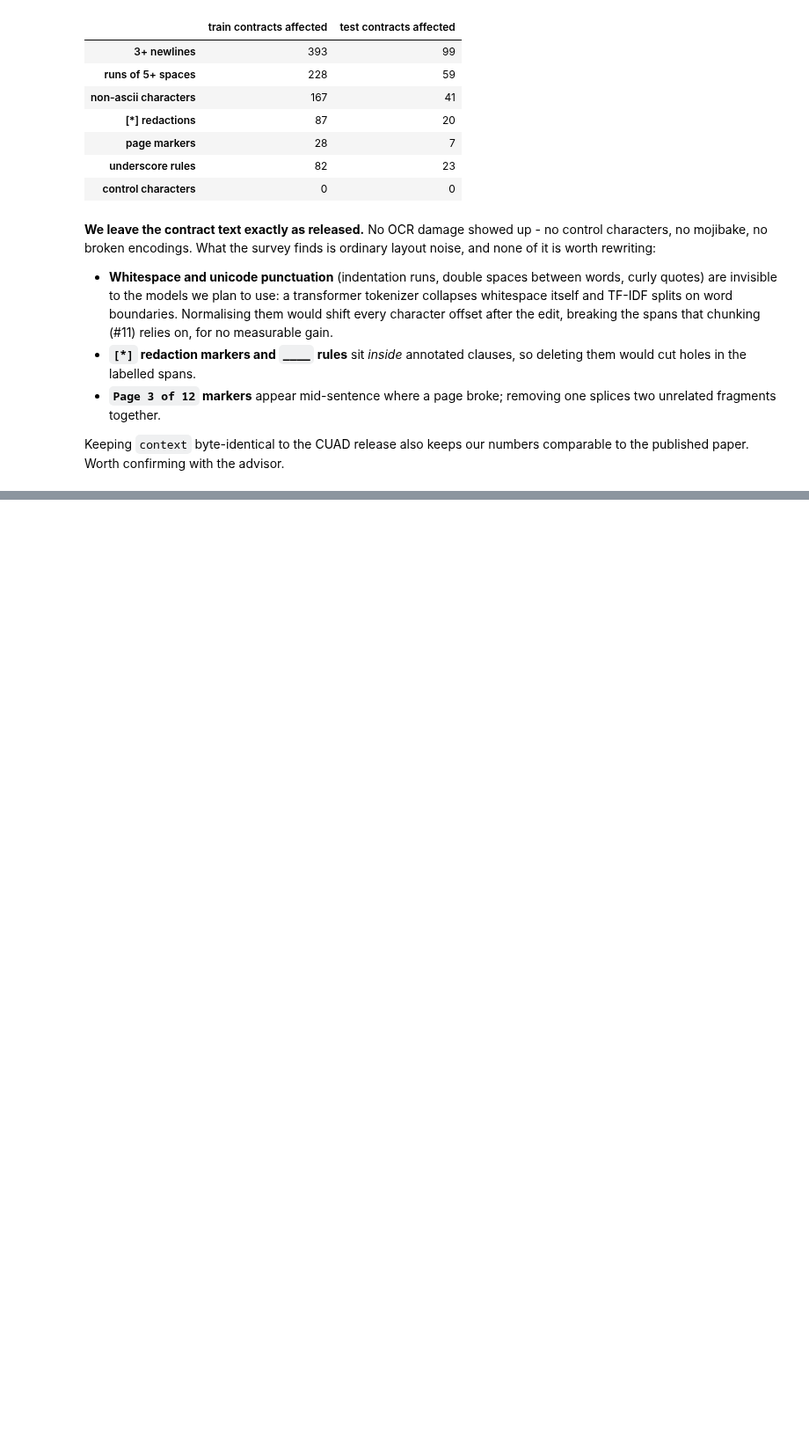
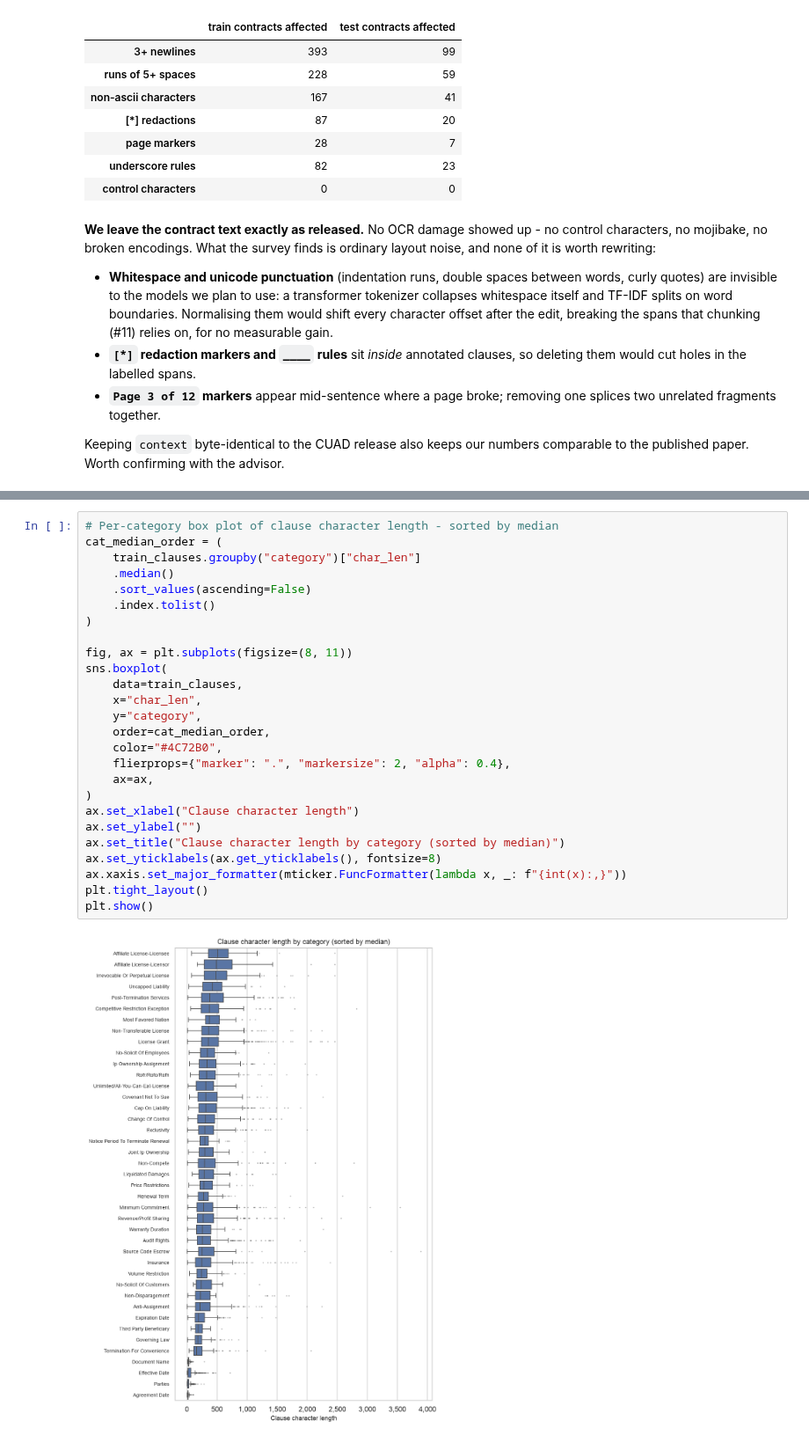
Before and after one commit to Break-Through-Tech/Accenture-1E-contract-review-challenge, a Jupyter notebook: notebooks/main.ipynb, the cells around one changed output, grey strips where cells are left out. Shown at 88% size. Cells and saved outputs as stored; diff of their text form; blank space fills up the shorter version.

```diff
--- a/notebooks/main.ipynb
+++ b/notebooks/main.ipynb
@@ -332,0 +657,28 @@ Final: 407 train contracts / 11,166 spans, 102 test contracts / 2,643 spans.
+# %%
+# Per-category box plot of clause character length - sorted by median
+cat_median_order = (
+    train_clauses.groupby("category")["char_len"]
+    .median()
+    .sort_values(ascending=False)
+    .index.tolist()
+)
+
+fig, ax = plt.subplots(figsize=(8, 11))
+sns.boxplot(
+    data=train_clauses,
+    x="char_len",
+    y="category",
+    order=cat_median_order,
+    color="#4C72B0",
+    flierprops={"marker": ".", "markersize": 2, "alpha": 0.4},
+    ax=ax,
+)
+ax.set_xlabel("Clause character length")
+ax.set_ylabel("")
+ax.set_title("Clause character length by category (sorted by median)")
+ax.set_yticklabels(ax.get_yticklabels(), fontsize=8)
+ax.xaxis.set_major_formatter(mticker.FuncFormatter(lambda x, _: f"{int(x):,}"))
+plt.tight_layout()
+plt.show()
+# %% [output]
+[figure, added]
```
Also changed, not shown: parts of 100 cells of this notebook, 4 other files.
